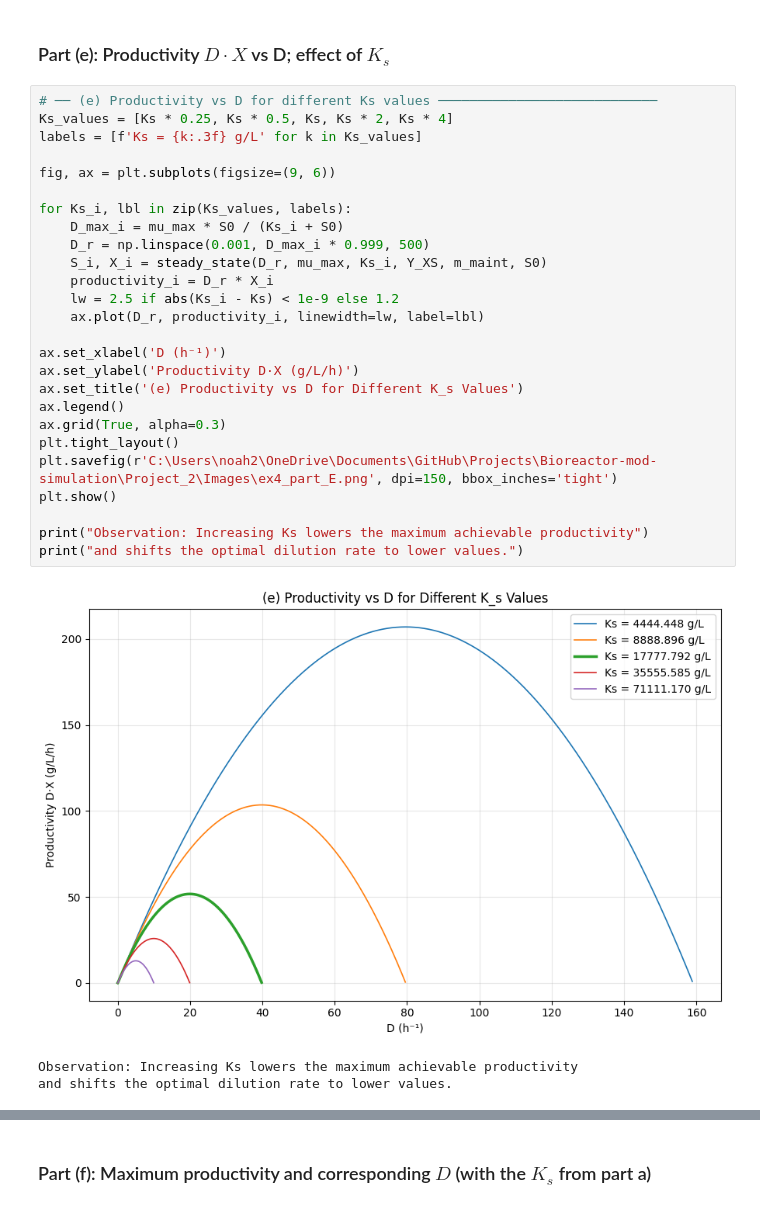
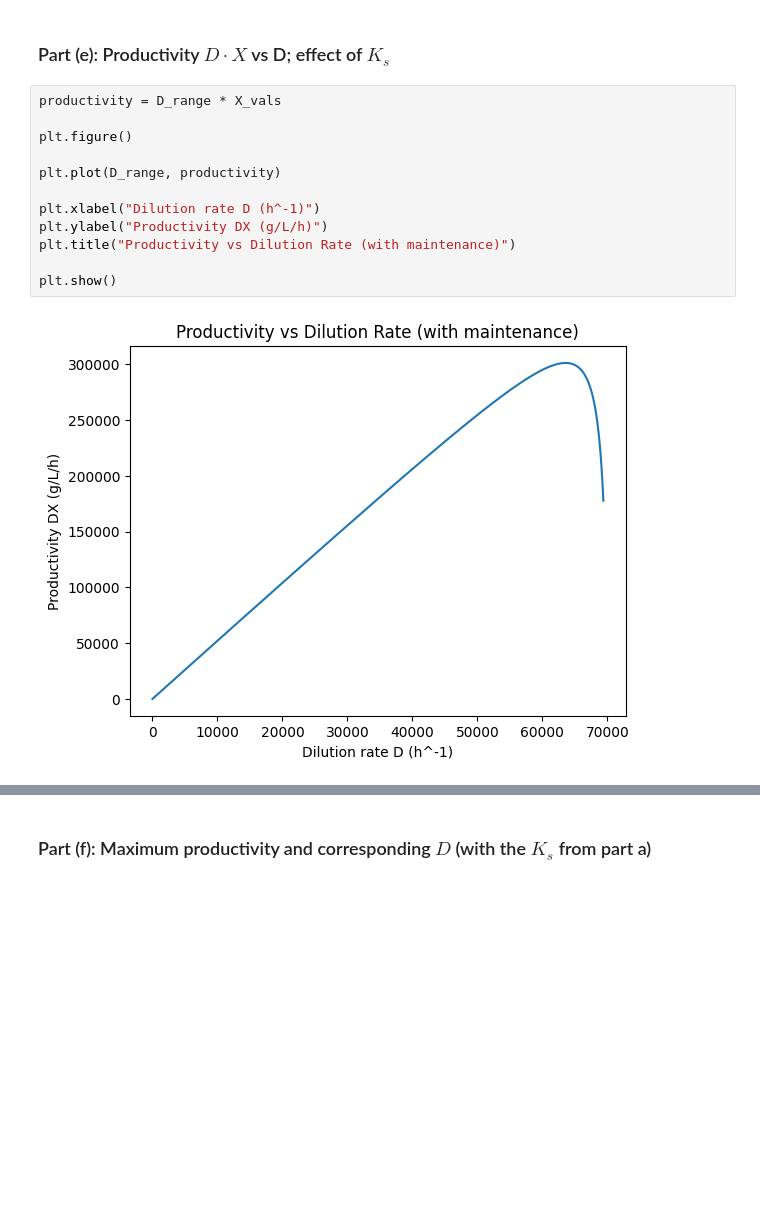
Before and after one commit to Noah-Paga/Bioreactor-mod-simulation, a Jupyter notebook: Project_2/Ex_4.ipynb, the cells around one changed output, grey strips where cells are left out. Drawn from its saved outputs; the diff is of its cells as text; blank space fills up the shorter version.

```diff
--- a/Project_2/Ex_4.ipynb
+++ b/Project_2/Ex_4.ipynb
@@ -291,32 +297,16 @@ plt.show()
 # %% [markdown]
 ### Part (e): Productivity $D \cdot X$ vs D; effect of $K_s$
 # %%
-# ── (e) Productivity vs D for different Ks values ────────────────────────────
-Ks_values = [Ks * 0.25, Ks * 0.5, Ks, Ks * 2, Ks * 4]
-labels = [f'Ks = {k:.3f} g/L' for k in Ks_values]
+productivity = D_range * X_vals
 
-fig, ax = plt.subplots(figsize=(9, 6))
+plt.figure()
 
-for Ks_i, lbl in zip(Ks_values, labels):
-    D_max_i = mu_max * S0 / (Ks_i + S0)
-    D_r = np.linspace(0.001, D_max_i * 0.999, 500)
-    S_i, X_i = steady_state(D_r, mu_max, Ks_i, Y_XS, m_maint, S0)
-    productivity_i = D_r * X_i
-    lw = 2.5 if abs(Ks_i - Ks) < 1e-9 else 1.2
-    ax.plot(D_r, productivity_i, linewidth=lw, label=lbl)
+plt.plot(D_range, productivity)
 
-ax.set_xlabel('D (h⁻¹)')
-ax.set_ylabel('Productivity D·X (g/L/h)')
-ax.set_title('(e) Productivity vs D for Different K_s Values')
-ax.legend()
-ax.grid(True, alpha=0.3)
-plt.tight_layout()
-plt.savefig(r'C:\Users\noah2\OneDrive\Documents\GitHub\Projects\Bioreactor-mod-simulation\Project_2\Images\ex4_part_E.png', dpi=150, bbox_inches='tight')
+plt.xlabel("Dilution rate D (h^-1)")
+plt.ylabel("Productivity DX (g/L/h)")
+plt.title("Productivity vs Dilution Rate (with maintenance)")
+
 plt.show()
-
-print("Observation: Increasing Ks lowers the maximum achievable productivity")
-print("and shifts the optimal dilution rate to lower values.")
 # %% [output]
-[figure, old version]
+[figure, new version]
-Observation: Increasing Ks lowers the maximum achievable productivity
-and shifts the optimal dilution rate to lower values.
```
Also changed, not shown: parts of 10 cells of this notebook.
